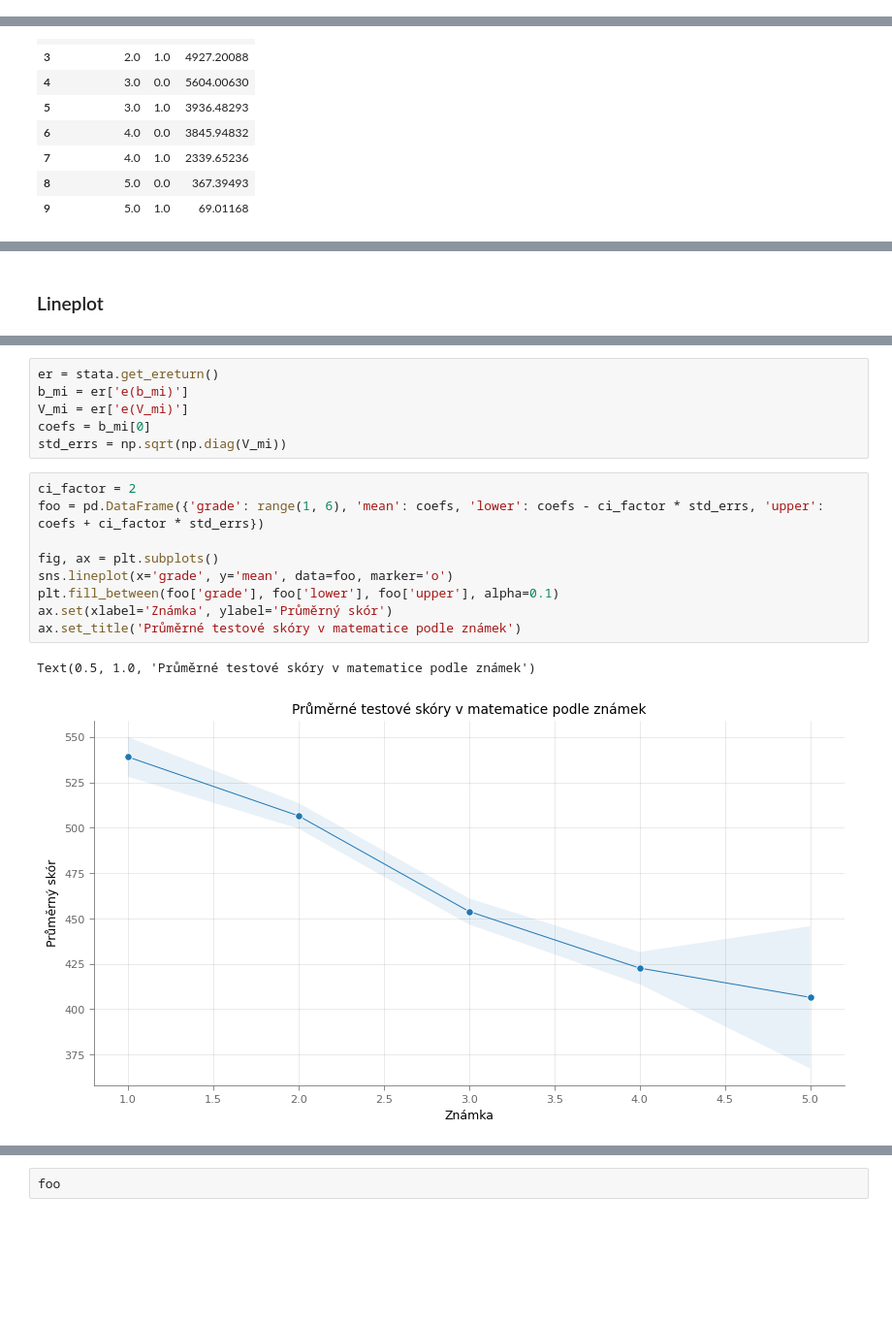
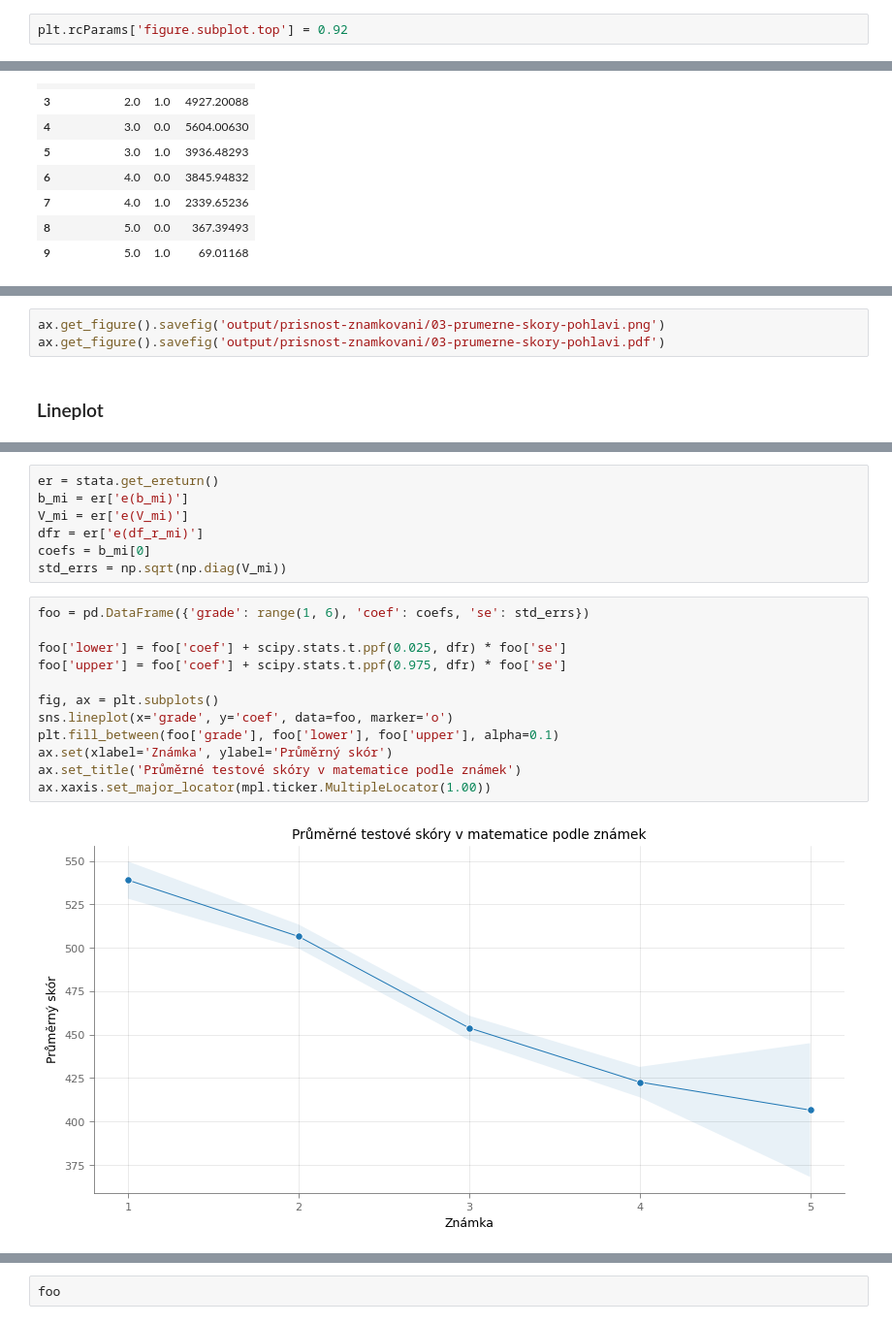
Before and after one commit to protivinsky/idea, a Jupyter notebook: 2022-04-28_prisnost-PISA-18-v7.ipynb, the cells around one changed output, grey strips where cells are left out. Shown at 97% size. Drawn from its saved outputs; the diff is of its cells as text; blank space fills up the shorter version.

```diff
--- a/2022-04-28_prisnost-PISA-18-v7.ipynb
+++ b/2022-04-28_prisnost-PISA-18-v7.ipynb
@@ -133,3 +144,5 @@ df.head()
+# %%
+plt.rcParams['figure.subplot.top'] = 0.92
 # %%
 foo = df.groupby(['gr_matematika', 'girl'])['W_FSTUWT'].sum().reset_index()
 ax = sns.barplot(x='gr_matematika', y='W_FSTUWT', hue='girl', data=foo)
@@ -155,3 +254,6 @@ foo
+# %%
+ax.get_figure().savefig('output/prisnost-znamkovani/03-prumerne-skory-pohlavi.png')
+ax.get_figure().savefig('output/prisnost-znamkovani/03-prumerne-skory-pohlavi.pdf')
 # %% [markdown]
 ### Lineplot
 # %%
@@ -178,17 +280,20 @@ Model F test:       Equal FMI                   F(   5,  413.2)   =   11142.30
 er = stata.get_ereturn()
 b_mi = er['e(b_mi)']
 V_mi = er['e(V_mi)']
+dfr = er['e(df_r_mi)']
 coefs = b_mi[0]
 std_errs = np.sqrt(np.diag(V_mi))
 # %%
-ci_factor = 2
-foo = pd.DataFrame({'grade': range(1, 6), 'mean': coefs, 'lower': coefs - ci_factor * std_errs, 'upper': coefs + ci_factor * std_errs})
+foo = pd.DataFrame({'grade': range(1, 6), 'coef': coefs, 'se': std_errs})
+
+foo['lower'] = foo['coef'] + scipy.stats.t.ppf(0.025, dfr) * foo['se']
+foo['upper'] = foo['coef'] + scipy.stats.t.ppf(0.975, dfr) * foo['se']
 
 fig, ax = plt.subplots()
-sns.lineplot(x='grade', y='mean', data=foo, marker='o')
+sns.lineplot(x='grade', y='coef', data=foo, marker='o')
 plt.fill_between(foo['grade'], foo['lower'], foo['upper'], alpha=0.1)
 ax.set(xlabel='Známka', ylabel='Průměrný skór')
 ax.set_title('Průměrné testové skóry v matematice podle známek')
+ax.xaxis.set_major_locator(mpl.ticker.MultipleLocator(1.00))
 # %% [output]
-Text(0.5, 1.0, 'Průměrné testové skóry v matematice podle známek')
-[figure, old version]
+[figure, new version]
```
Also changed, not shown: parts of 136 cells of this notebook.
